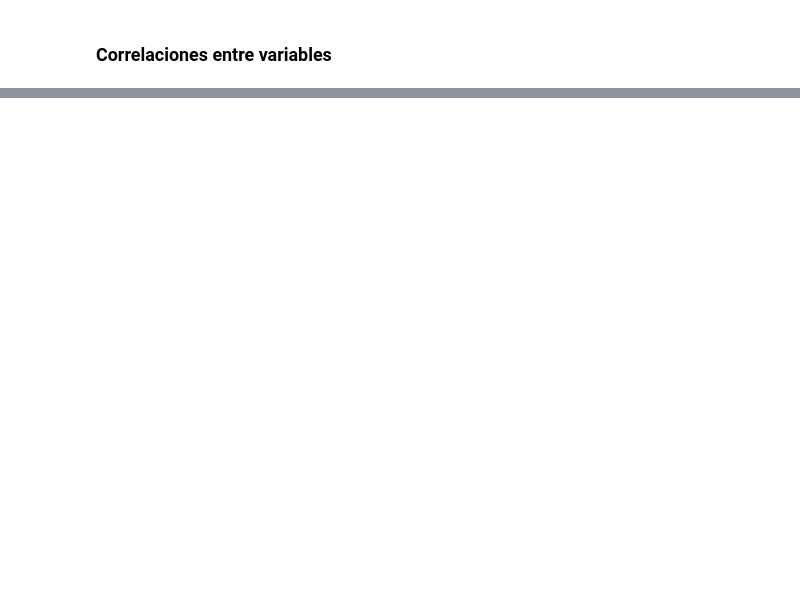
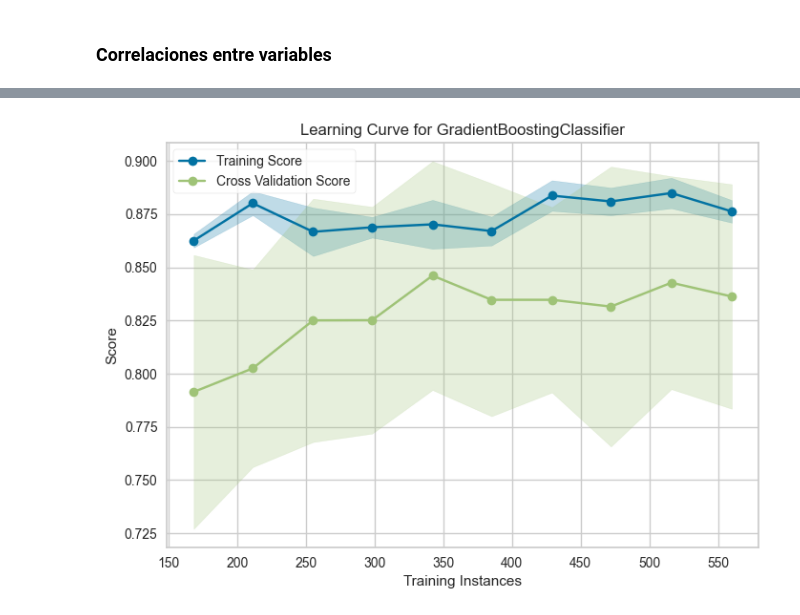
Before and after one commit to AlbaBoga/DataAnalyticsPorfolio, a Jupyter notebook: Project_Titanic/Project_Titanic.ipynb, the cells around one changed output, grey strips where cells are left out. Drawn from its saved outputs; the diff is of its cells as text; code cells hidden in the pictures; blank space fills up the shorter version.

```diff
--- a/Project_Titanic/Project_Titanic.ipynb
+++ b/Project_Titanic/Project_Titanic.ipynb
@@ -690,0 +751,2 @@ fig16.show()
+# %%
+gbc = create_model("gbc")
@@ -690,0 +770,2 @@ fig16.show()
+# %%
+tuned_gbc = tune_model(gbc, optimize = 'Accuracy')
@@ -690,0 +790,3 @@ fig16.show()
+# %%
+plot_model(tuned_gbc, plot='learning')
+# %% [output]
@@ -690,0 +794 @@ fig16.show()
+[figure, added]
```
Also changed, not shown: parts of 79 cells of this notebook.
